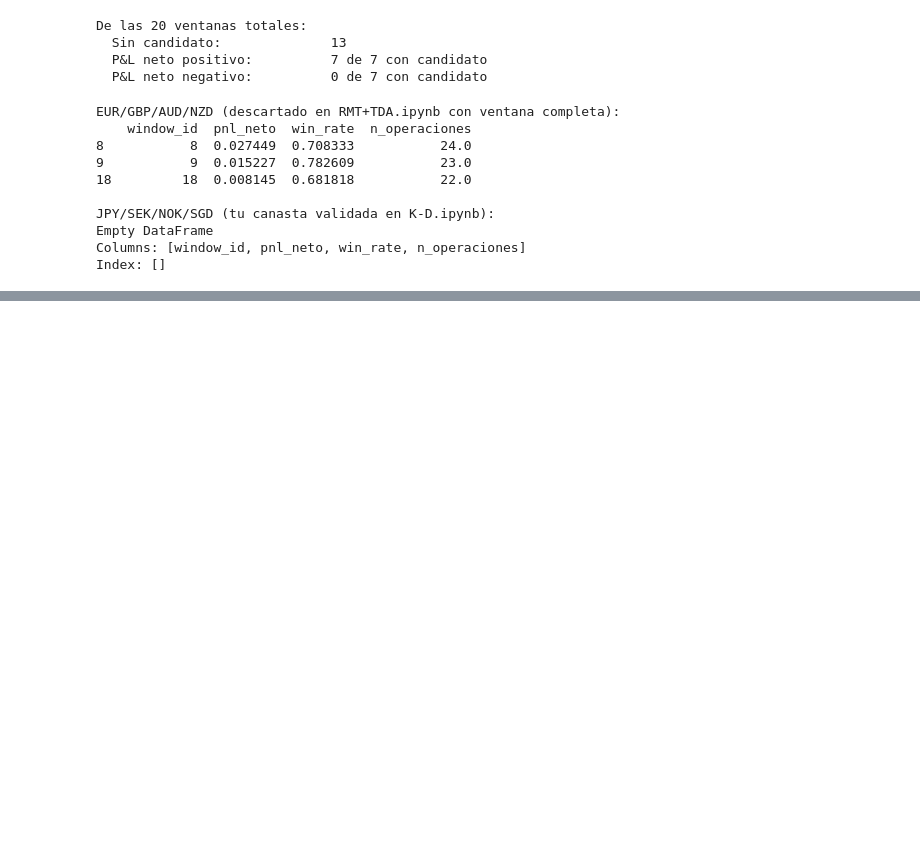
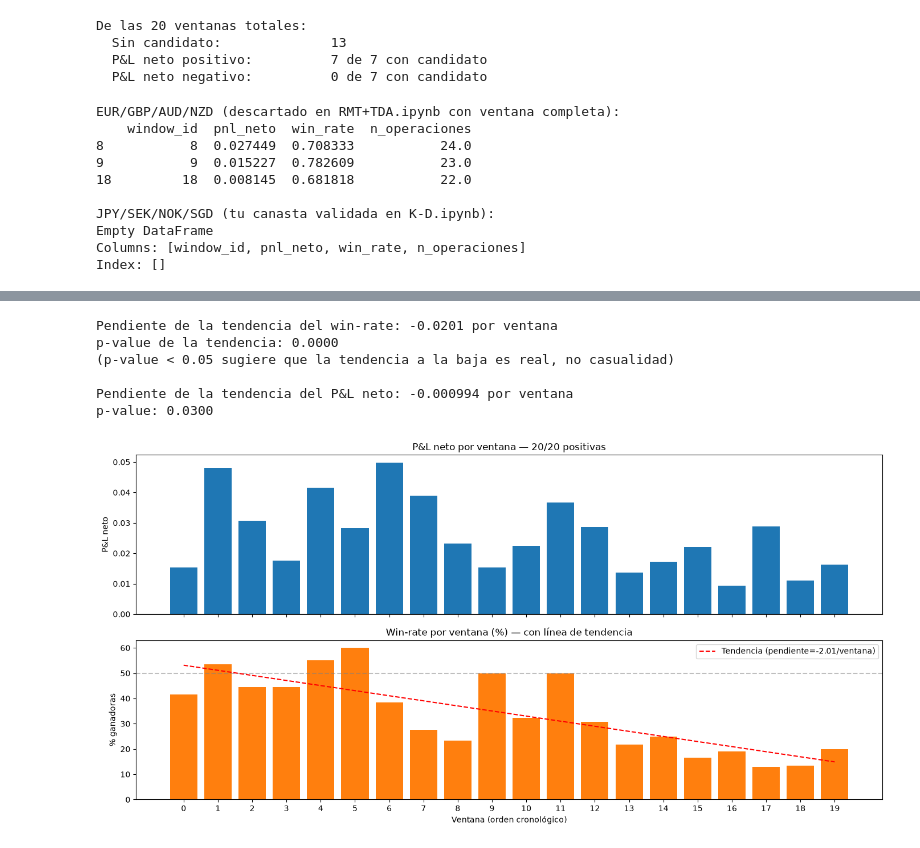
Before and after one commit to SamuOropeza/Investigacion_PCNM, a Jupyter notebook: Walk-Forward.ipynb, the cells around one changed output, grey strips where cells are left out. Drawn from its saved outputs; the diff is of its cells as text; code cells hidden in the pictures; blank space fills up the shorter version.

```diff
--- a/Walk-Forward.ipynb
+++ b/Walk-Forward.ipynb
@@ -497,0 +519,8 @@ Index: []
+# %%
+eur_windows = [8, 9, 18]
+
+for wid in eur_windows:
+    train_w, _ = windows[wid]
+    log_train_eur = np.log(train_w[['EURUSD', 'GBPUSD', 'AUDUSD', 'NZDUSD']])
+    score_log = johansen_relations(log_train_eur, lags=(1, 4, 12, 24))
+    print(f"Ventana {wid}: robustez en log-precios = {score_log:.2f}  (umbral: 0.75)")
@@ -497,0 +734,41 @@ Index: []
+# %%
+from scipy.stats import linregress
+
+trend = linregress(results_fixed_df['window_id'], results_fixed_df['win_rate'])
+print(f"Pendiente de la tendencia del win-rate: {trend.slope:.4f} por ventana")
+print(f"p-value de la tendencia: {trend.pvalue:.4f}")
+print(f"(p-value < 0.05 sugiere que la tendencia a la baja es real, no casualidad)")
+
+trend_pnl = linregress(results_fixed_df['window_id'], results_fixed_df['pnl_neto'])
+print(f"\nPendiente de la tendencia del P&L neto: {trend_pnl.slope:.6f} por ventana")
+print(f"p-value: {trend_pnl.pvalue:.4f}")
+# %% [output]
+Pendiente de la tendencia del win-rate: -0.0201 por ventana
+p-value de la tendencia: 0.0000
+(p-value < 0.05 sugiere que la tendencia a la baja es real, no casualidad)
+
+Pendiente de la tendencia del P&L neto: -0.000994 por ventana
+p-value: 0.0300
+# %%
+fig, axes = plt.subplots(2, 1, figsize=(14, 7), sharex=True)
+
+axes[0].bar(results_fixed_df['window_id'], results_fixed_df['pnl_neto'], color='tab:blue')
+axes[0].axhline(0, color='black', linewidth=0.8)
+axes[0].set_title(f"P&L neto por ventana — {(results_fixed_df['pnl_neto'] > 0).sum()}/20 positivas")
+axes[0].set_ylabel("P&L neto")
+
+axes[1].bar(results_fixed_df['window_id'], results_fixed_df['win_rate'] * 100, color='tab:orange')
+axes[1].axhline(50, color='gray', linestyle='--', alpha=0.5)
+z = np.polyfit(results_fixed_df['window_id'], results_fixed_df['win_rate'] * 100, 1)
+axes[1].plot(results_fixed_df['window_id'], np.poly1d(z)(results_fixed_df['window_id']),
+              color='red', linestyle='--', label=f'Tendencia (pendiente={z[0]:.2f}/ventana)')
+axes[1].set_title("Win-rate por ventana (%) — con línea de tendencia")
+axes[1].set_ylabel("% ganadoras")
+axes[1].set_xlabel("Ventana (orden cronológico)")
+axes[1].legend()
+
+plt.xticks(results_fixed_df['window_id'])
+plt.tight_layout()
+plt.show()
+# %% [output]
+[figure, added]
```
Also changed, not shown: parts of 7 cells of this notebook.
